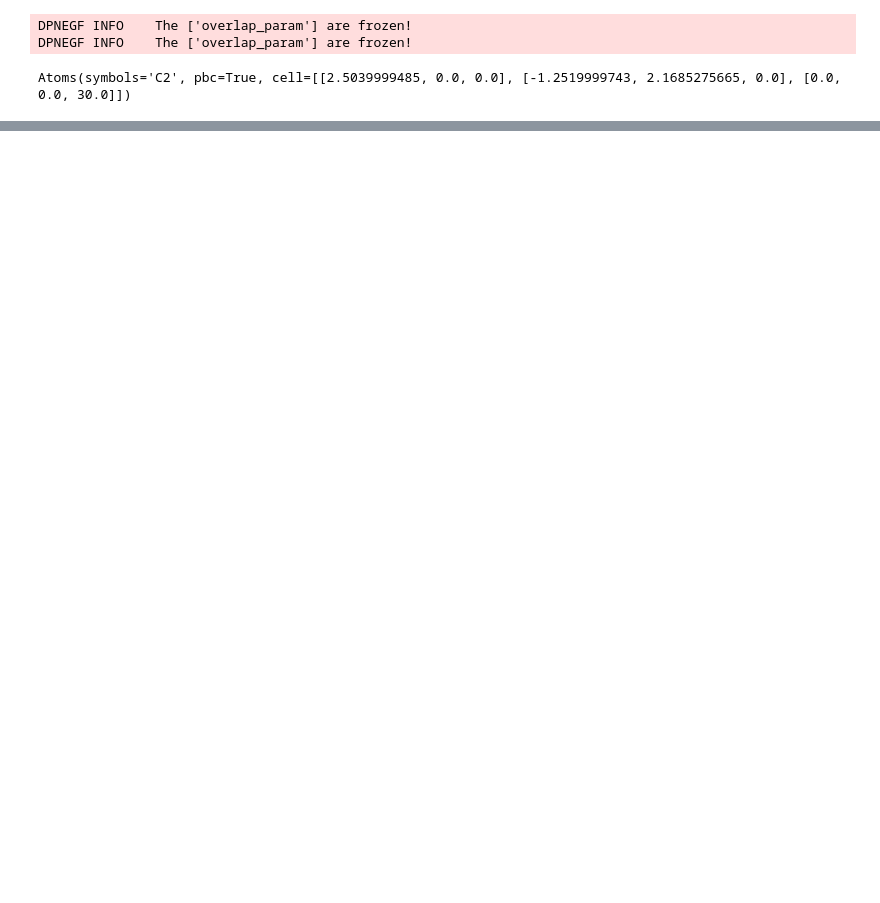
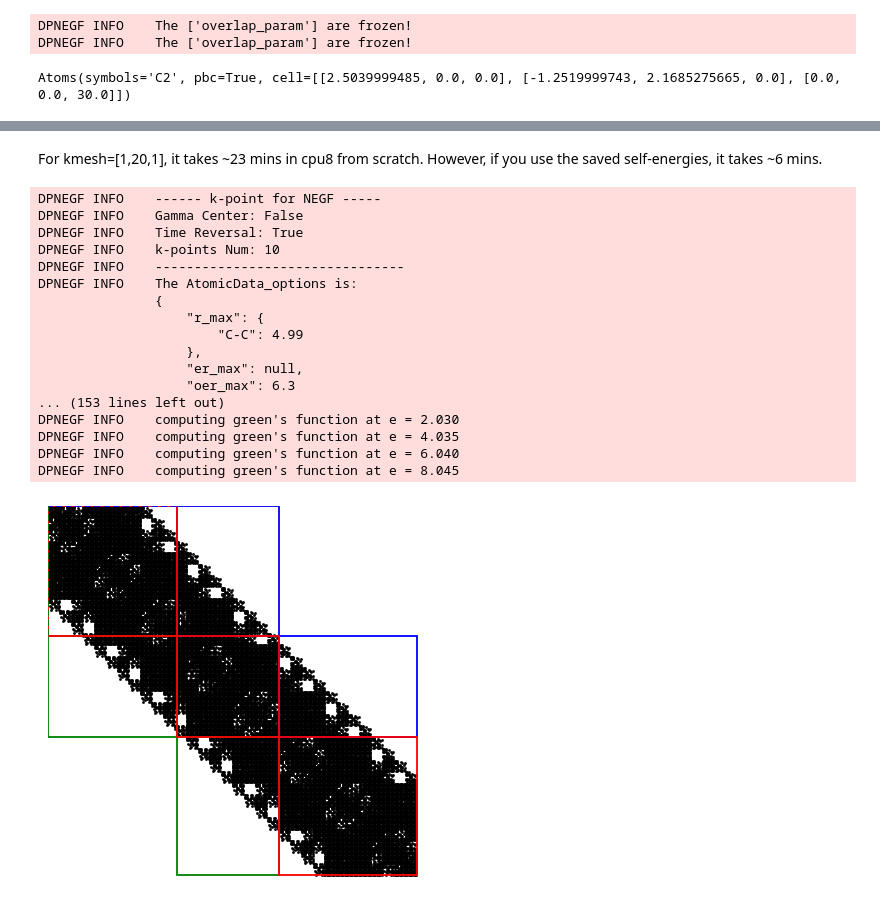
Before and after one commit to DeePTB-Lab/dpnegf, a Jupyter notebook: docs/hands_on/tutorial2_2d_mat.ipynb, the cells around one changed output, grey strips where cells are left out. Saved outputs shown, nothing was run; the diff lists cells and outputs as text; code cells hidden in the pictures; blank space fills up the shorter version.

```diff
--- a/docs/hands_on/tutorial2_2d_mat.ipynb
+++ b/docs/hands_on/tutorial2_2d_mat.ipynb
@@ -98,0 +246,3 @@ DPNEGF INFO    No Fermi energy provided, using estimated value: -4.0845 eV
+# %%
+# Increase k-point sampling for better accuracy
+negf_json['task_options']["stru_options"]['kmesh'] = [1,20,1]
@@ -98,0 +269,33 @@ DPNEGF INFO    No Fermi energy provided, using estimated value: -4.0845 eV
+# %% [markdown]
+For kmesh=[1,20,1], it takes ~23 mins in cpu8 from scratch. However, if you use the saved self-energies, it takes ~6 mins.
+# %%
+output = "./negf_output_k20"
+
+negf = NEGF(
+    model=model,
+    structure=structure,
+    results_path=output,
+    use_saved_se=True,   # use the saved self-energy to speed up calculation
+    **negf_json['task_options']
+)
+
+negf.compute()
+# %% [output]
+DPNEGF INFO    ------ k-point for NEGF -----
+DPNEGF INFO    Gamma Center: False
+DPNEGF INFO    Time Reversal: True
+DPNEGF INFO    k-points Num: 10
+DPNEGF INFO    --------------------------------
+DPNEGF INFO    The AtomicData_options is:
+               {
+                   "r_max": {
+                       "C-C": 4.99
+                   },
+                   "er_max": null,
+                   "oer_max": 6.3
+... (153 lines left out)
+DPNEGF INFO    computing green's function at e = 2.030
+DPNEGF INFO    computing green's function at e = 4.035
+DPNEGF INFO    computing green's function at e = 6.040
+DPNEGF INFO    computing green's function at e = 8.045
+[figure, added]
```
Also changed, not shown: parts of 31 cells of this notebook.
